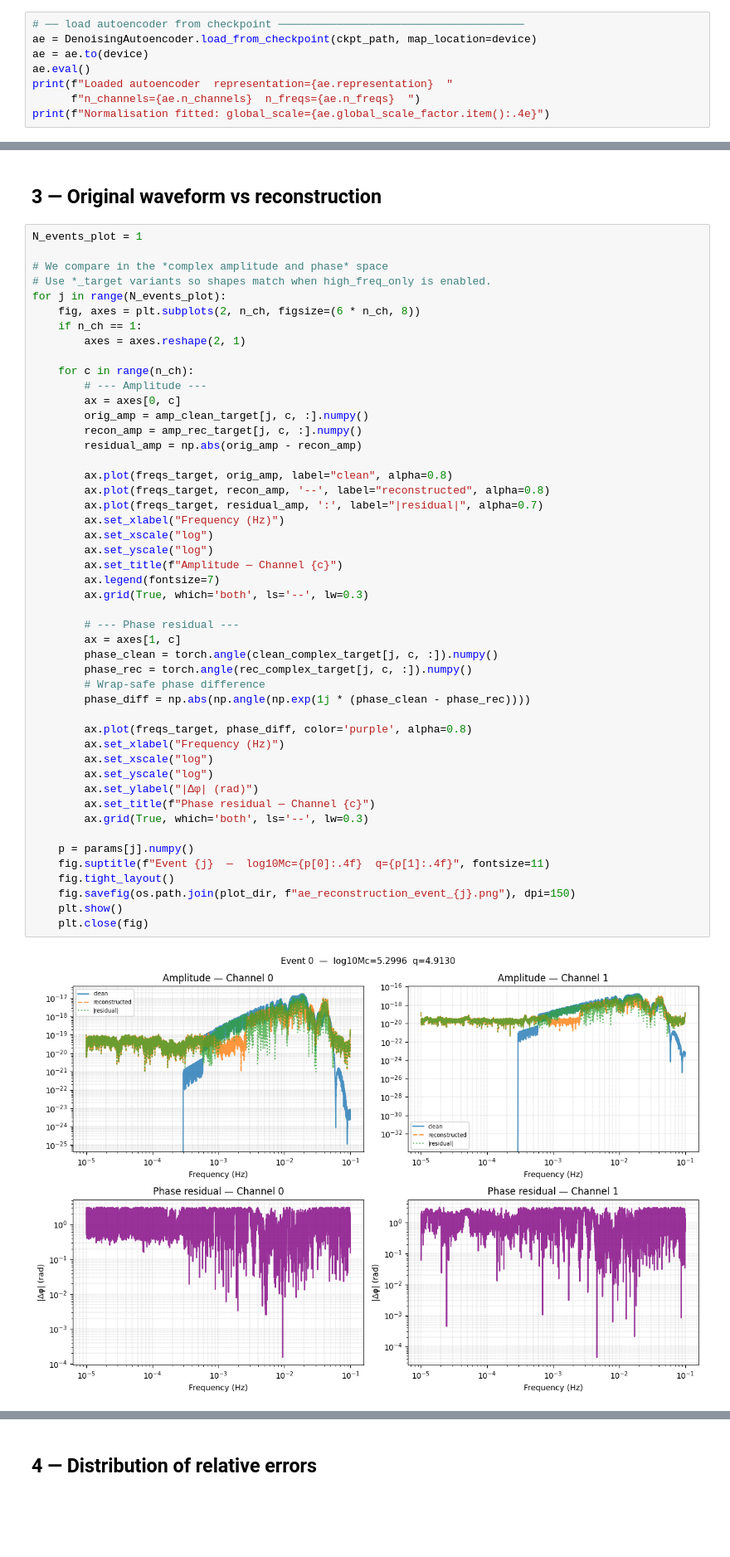
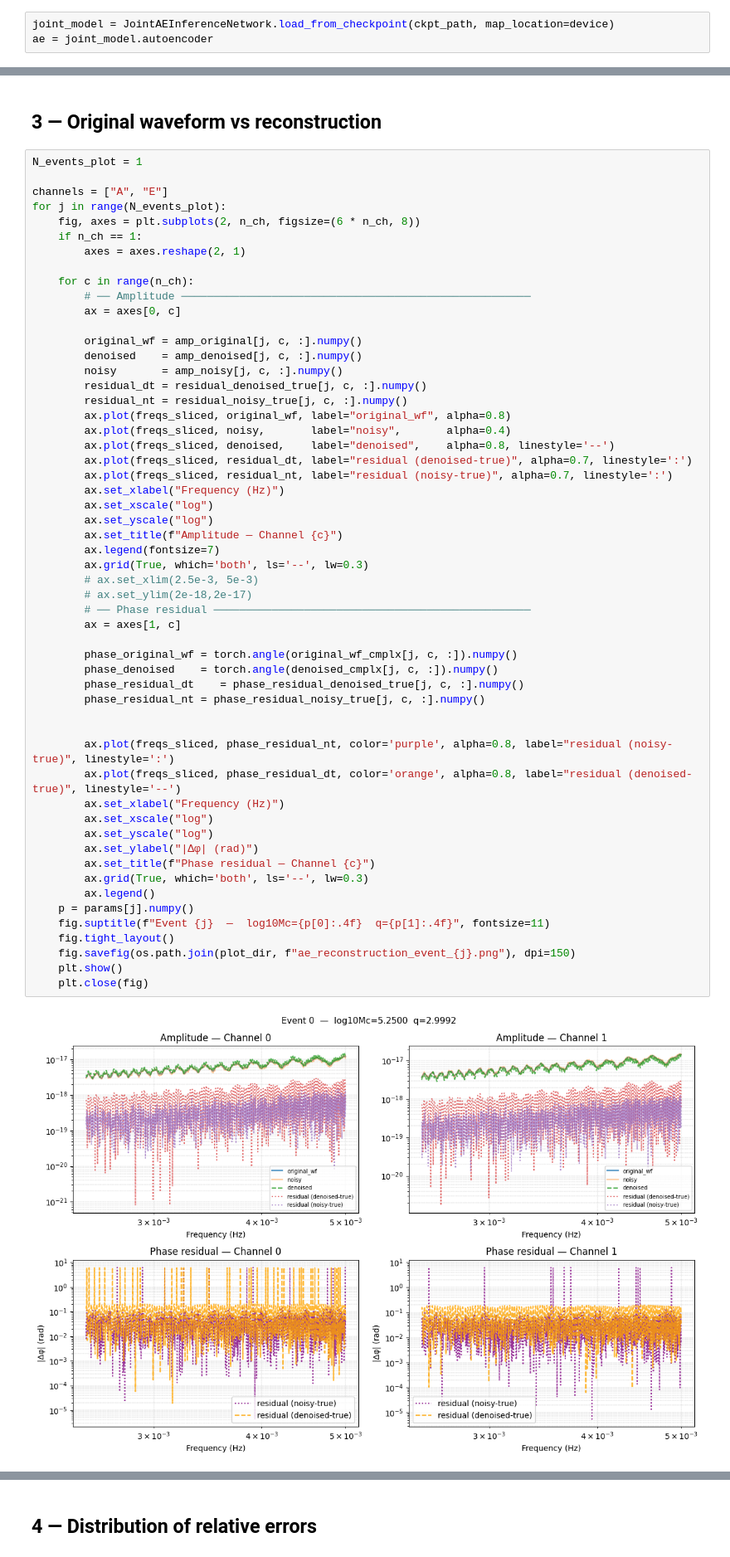
Before and after one commit to g-puleo/pembhb, a Jupyter notebook: scripts/visualise_autoencoder.ipynb, the cells around one changed output, grey strips where cells are left out. Shown at 83% size. Drawn from its saved outputs; the diff is of its cells as text; blank space fills up the shorter version.

```diff
--- a/scripts/visualise_autoencoder.ipynb
+++ b/scripts/visualise_autoencoder.ipynb
@@ -66,9 +74,4 @@ ckpt_path
 # %%
-# ── load autoencoder from checkpoint ──────────────────────────────────────
-ae = DenoisingAutoencoder.load_from_checkpoint(ckpt_path, map_location=device)
-ae = ae.to(device)
-ae.eval()
-print(f"Loaded autoencoder  representation={ae.representation}  "
-      f"n_channels={ae.n_channels}  n_freqs={ae.n_freqs}  ")
-print(f"Normalisation fitted: global_scale={ae.global_scale_factor.item():.4e}")
+joint_model = JointAEInferenceNetwork.load_from_checkpoint(ckpt_path, map_location=device)
+ae = joint_model.autoencoder
 # %% [output]
@@ -185,53 +215,60 @@ rec_complex_target shape:   torch.Size([2000, 2, 4096])
 # %%
 N_events_plot = 1
 
-# We compare in the *complex amplitude and phase* space
-# Use *_target variants so shapes match when high_freq_only is enabled.
+channels = ["A", "E"]
 for j in range(N_events_plot):
     fig, axes = plt.subplots(2, n_ch, figsize=(6 * n_ch, 8))
     if n_ch == 1:
         axes = axes.reshape(2, 1)
 
     for c in range(n_ch):
-        # --- Amplitude ---
+        # ── Amplitude ──────────────────────────────────────────────────────
         ax = axes[0, c]
-        orig_amp = amp_clean_target[j, c, :].numpy()
-        recon_amp = amp_rec_target[j, c, :].numpy()
-        residual_amp = np.abs(orig_amp - recon_amp)
 
-        ax.plot(freqs_target, orig_amp, label="clean", alpha=0.8)
-        ax.plot(freqs_target, recon_amp, '--', label="reconstructed", alpha=0.8)
-        ax.plot(freqs_target, residual_amp, ':', label="|residual|", alpha=0.7)
+        original_wf = amp_original[j, c, :].numpy()
+        denoised    = amp_denoised[j, c, :].numpy()
+        noisy       = amp_noisy[j, c, :].numpy()
+        residual_dt = residual_denoised_true[j, c, :].numpy()
+        residual_nt = residual_noisy_true[j, c, :].numpy()
+        ax.plot(freqs_sliced, original_wf, label="original_wf", alpha=0.8)
+        ax.plot(freqs_sliced, noisy,       label="noisy",       alpha=0.4)
+        ax.plot(freqs_sliced, denoised,    label="denoised",    alpha=0.8, linestyle='--')
+        ax.plot(freqs_sliced, residual_dt, label="residual (denoised-true)", alpha=0.7, linestyle=':')
+        ax.plot(freqs_sliced, residual_nt, label="residual (noisy-true)", alpha=0.7, linestyle=':')
         ax.set_xlabel("Frequency (Hz)")
         ax.set_xscale("log")
         ax.set_yscale("log")
         ax.set_title(f"Amplitude — Channel {c}")
         ax.legend(fontsize=7)
         ax.grid(True, which='both', ls='--', lw=0.3)
+        # ax.set_xlim(2.5e-3, 5e-3)
+        # ax.set_ylim(2e-18,2e-17)
+        # ── Phase residual ─────────────────────────────────────────────────
+        ax = axes[1, c]
 
-        # --- Phase residual ---
-        ax = axes[1, c]
-        phase_clean = torch.angle(clean_complex_target[j, c, :]).numpy()
-        phase_rec = torch.angle(rec_complex_target[j, c, :]).numpy()
-        # Wrap-safe phase difference
-        phase_diff = np.abs(np.angle(np.exp(1j * (phase_clean - phase_rec))))
+        phase_original_wf = torch.angle(original_wf_cmplx[j, c, :]).numpy()
+        phase_denoised    = torch.angle(denoised_cmplx[j, c, :]).numpy()
+        phase_residual_dt    = phase_residual_denoised_true[j, c, :].numpy()
+        phase_residual_nt = phase_residual_noisy_true[j, c, :].numpy()
 
-        ax.plot(freqs_target, phase_diff, color='purple', alpha=0.8)
+
+        ax.plot(freqs_sliced, phase_residual_nt, color='purple', alpha=0.8, label="residual (noisy-true)", linestyle=':')
+        ax.plot(freqs_sliced, phase_residual_dt, color='orange', alpha=0.8, label="residual (denoised-true)", linestyle='--')
         ax.set_xlabel("Frequency (Hz)")
         ax.set_xscale("log")
         ax.set_yscale("log")
         ax.set_ylabel("|Δφ| (rad)")
         ax.set_title(f"Phase residual — Channel {c}")
         ax.grid(True, which='both', ls='--', lw=0.3)
-
+        ax.legend()
     p = params[j].numpy()
     fig.suptitle(f"Event {j}  —  log10Mc={p[0]:.4f}  q={p[1]:.4f}", fontsize=11)
     fig.tight_layout()
     fig.savefig(os.path.join(plot_dir, f"ae_reconstruction_event_{j}.png"), dpi=150)
     plt.show()
     plt.close(fig)
 # %% [output]
-[figure, old version]
+[figure, new version]
 # %%
 # Also compare in the *complex* domain (amplitude)
 # Reconstruct complex waveform from AE output through the full encode→decode pipeline
```
Also changed, not shown: parts of 12 cells of this notebook, 6 other files.
